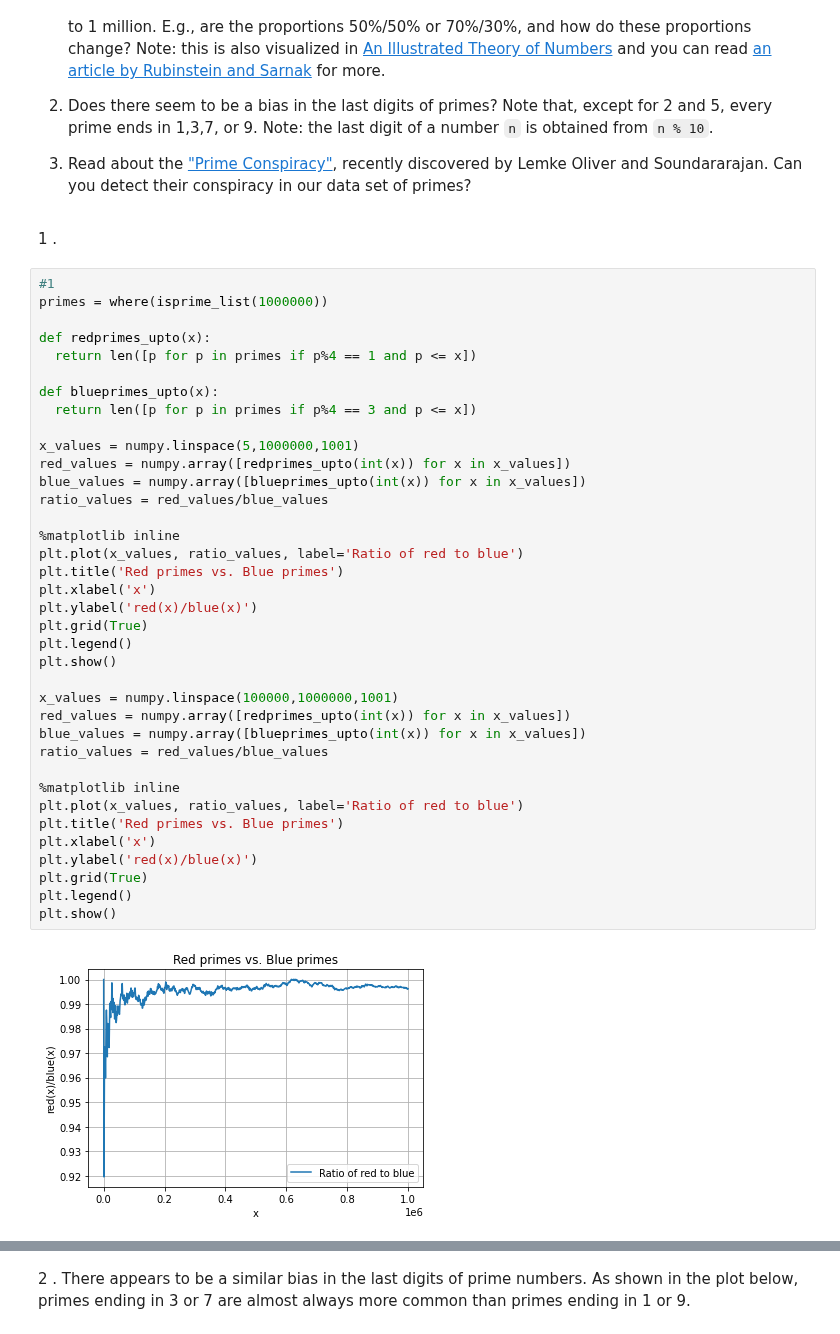
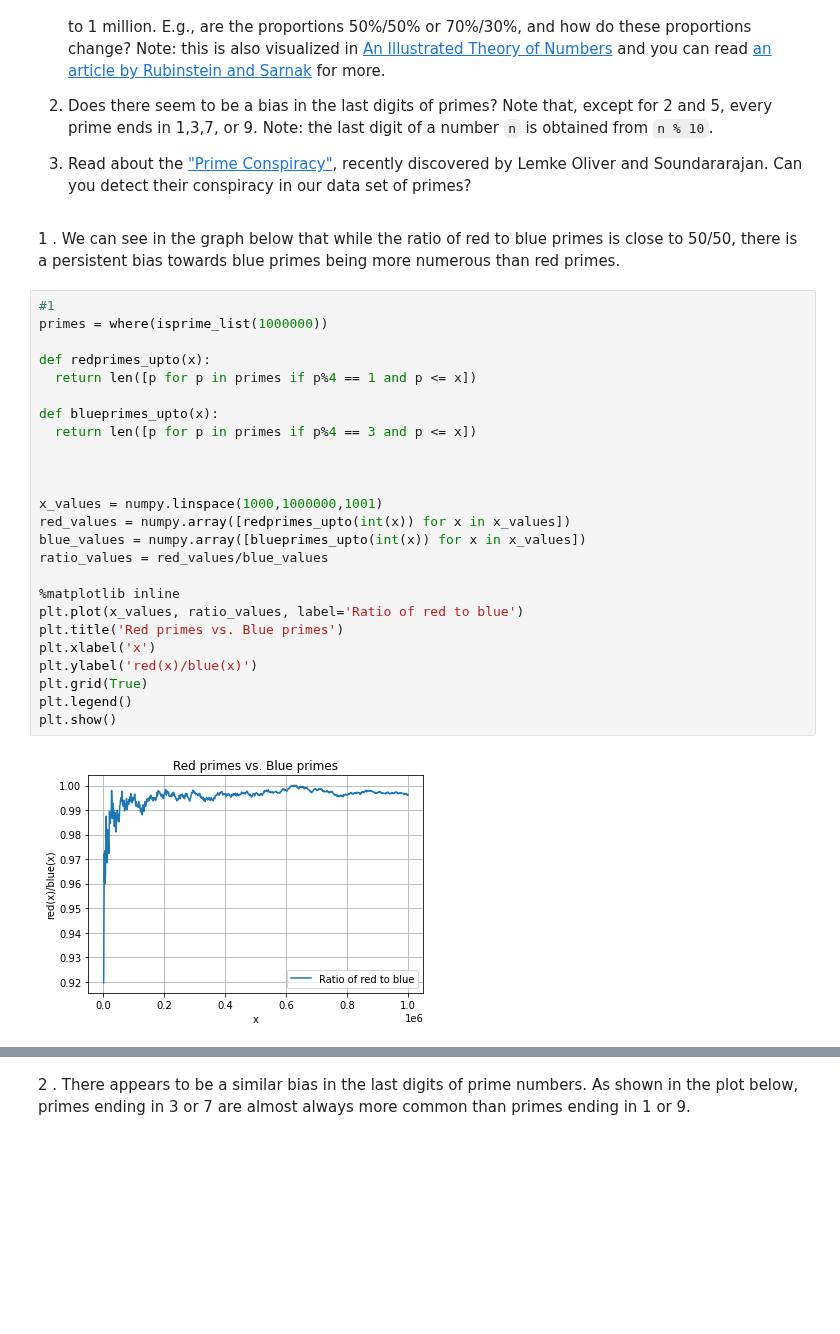
Before and after one commit to eric-huang5497/Math-152, a Jupyter notebook: P4M_Notebook_3.ipynb, the cells around one changed output, grey strips where cells are left out. Drawn from its saved outputs; the diff is of its cells as text; blank space fills up the shorter version.

```diff
--- a/P4M_Notebook_3.ipynb
+++ b/P4M_Notebook_3.ipynb
@@ -1197,44 +1195,32 @@ Observe that gaps of 2 (twin primes) are pretty frequent.  There are over 8000 o
 2.  Does there seem to be a bias in the last digits of primes?  Note that, except for 2 and 5, every prime ends in 1,3,7, or 9.  Note: the last digit of a number `n` is obtained from `n % 10`.
 
 3.  Read about the ["Prime Conspiracy"](https://www.quantamagazine.org/mathematicians-discover-prime-conspiracy-20160313), recently discovered by Lemke Oliver and Soundararajan.  Can you detect their conspiracy in our data set of primes?
-# %% [markdown]
-1 .
+# %% [markdown]
+1 . We can see in the graph below that while the ratio of red to blue primes is close to 50/50, there is a persistent bias towards blue primes being more numerous than red primes.
 # %%
 #1
 primes = where(isprime_list(1000000))
 
 def redprimes_upto(x):
   return len([p for p in primes if p%4 == 1 and p <= x])
 
 def blueprimes_upto(x):
   return len([p for p in primes if p%4 == 3 and p <= x])
 
-x_values = numpy.linspace(5,1000000,1001)
+
+
+x_values = numpy.linspace(1000,1000000,1001)
 red_values = numpy.array([redprimes_upto(int(x)) for x in x_values])
 blue_values = numpy.array([blueprimes_upto(int(x)) for x in x_values])
 ratio_values = red_values/blue_values
 
 %matplotlib inline
 plt.plot(x_values, ratio_values, label='Ratio of red to blue')
 plt.title('Red primes vs. Blue primes')
 plt.xlabel('x')
 plt.ylabel('red(x)/blue(x)')
 plt.grid(True)
 plt.legend()
 plt.show()
-
-x_values = numpy.linspace(100000,1000000,1001)
-red_values = numpy.array([redprimes_upto(int(x)) for x in x_values])
-blue_values = numpy.array([blueprimes_upto(int(x)) for x in x_values])
-ratio_values = red_values/blue_values
-
-%matplotlib inline
-plt.plot(x_values, ratio_values, label='Ratio of red to blue')
-plt.title('Red primes vs. Blue primes')
-plt.xlabel('x')
-plt.ylabel('red(x)/blue(x)')
-plt.grid(True)
-plt.legend()
-plt.show()
 # %% [output]
-[figure, old version]
+[figure, new version]
```
Also changed, not shown: parts of 18 cells of this notebook.
